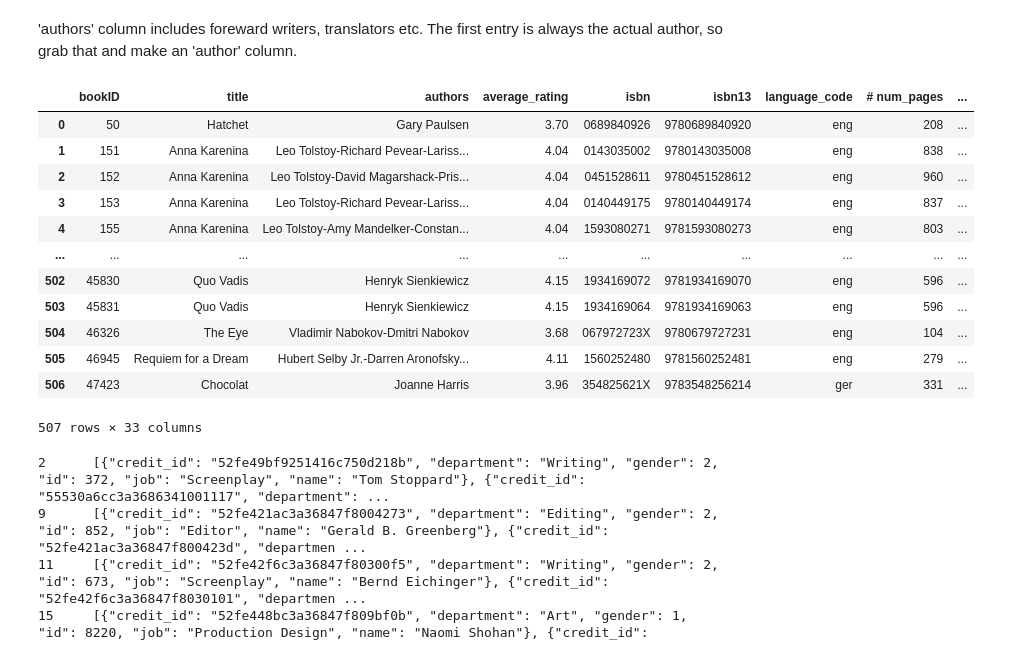
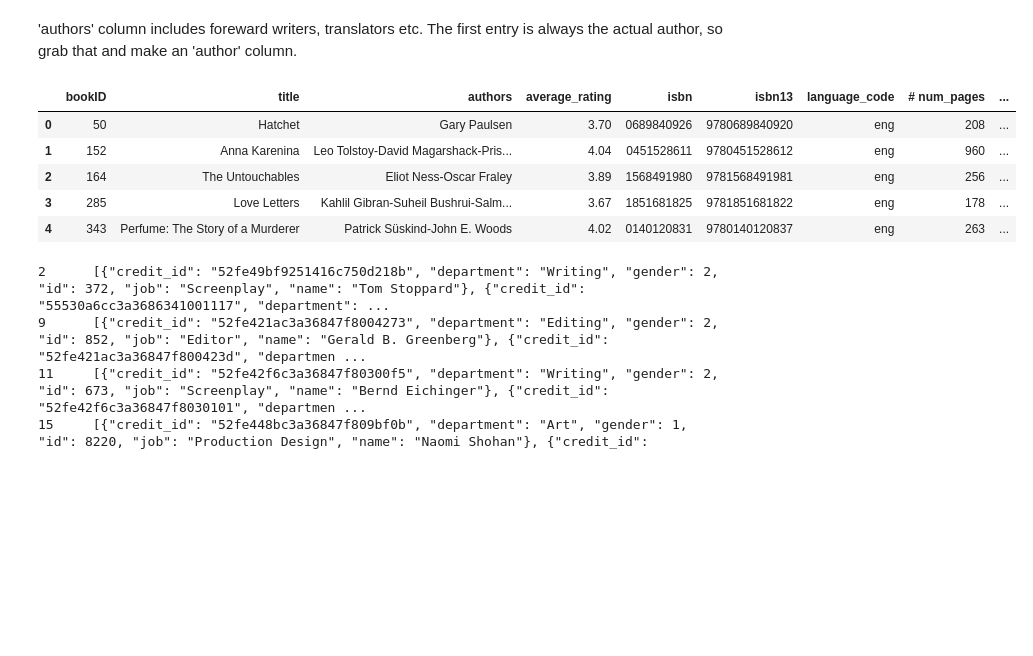
Before and after one commit to noahjett/Movie-Goodreads-Analysis, a Jupyter notebook: Book_Movie_Analysis.ipynb, the cells around one changed output. Cells and saved outputs as stored; diff of their text form; code cells hidden in the pictures; blank space fills up the shorter version.

```diff
--- a/Book_Movie_Analysis.ipynb
+++ b/Book_Movie_Analysis.ipynb
@@ -757,21 +747,14 @@ grab = grab.apply(lambda x: x[0])
 df['author'] = grab
 # %%
 df = pd.merge(df, credits)
-df
+df.head(5)
 # %% [output]
 |  | bookID | title | authors | average_rating | isbn | isbn13 | language_code | # num_pages | ... |
 | 0 | 50 | Hatchet | Gary Paulsen | 3.70 | 0689840926 | 9780689840920 | eng | 208 | ... |
-| 1 | 151 | Anna Karenina | Leo Tolstoy-Richard Pevear-Lariss... | 4.04 | 0143035002 | 9780143035008 | eng | 838 | ... |
-| 2 | 152 | Anna Karenina | Leo Tolstoy-David Magarshack-Pris... | 4.04 | 0451528611 | 9780451528612 | eng | 960 | ... |
-| 3 | 153 | Anna Karenina | Leo Tolstoy-Richard Pevear-Lariss... | 4.04 | 0140449175 | 9780140449174 | eng | 837 | ... |
-| 4 | 155 | Anna Karenina | Leo Tolstoy-Amy Mandelker-Constan... | 4.04 | 1593080271 | 9781593080273 | eng | 803 | ... |
-| ... | ... | ... | ... | ... | ... | ... | ... | ... | ... |
-| 502 | 45830 | Quo Vadis | Henryk Sienkiewicz | 4.15 | 1934169072 | 9781934169070 | eng | 596 | ... |
-| 503 | 45831 | Quo Vadis | Henryk Sienkiewicz | 4.15 | 1934169064 | 9781934169063 | eng | 596 | ... |
-| 504 | 46326 | The Eye | Vladimir Nabokov-Dmitri Nabokov | 3.68 | 067972723X | 9780679727231 | eng | 104 | ... |
-| 505 | 46945 | Requiem for a Dream | Hubert Selby Jr.-Darren Aronofsky... | 4.11 | 1560252480 | 9781560252481 | eng | 279 | ... |
-| 506 | 47423 | Chocolat | Joanne Harris | 3.96 | 354825621X | 9783548256214 | ger | 331 | ... |
+| 1 | 152 | Anna Karenina | Leo Tolstoy-David Magarshack-Pris... | 4.04 | 0451528611 | 9780451528612 | eng | 960 | ... |
+| 2 | 164 | The Untouchables | Eliot Ness-Oscar Fraley | 3.89 | 1568491980 | 9781568491981 | eng | 256 | ... |
+| 3 | 285 | Love Letters | Kahlil Gibran-Suheil Bushrui-Salm... | 3.67 | 1851681825 | 9781851681822 | eng | 178 | ... |
+| 4 | 343 | Perfume: The Story of a Murderer | Patrick Süskind-John E. Woods | 4.02 | 0140120831 | 9780140120837 | eng | 263 | ... |
-507 rows × 33 columns
 # %%
 # Incomplete Verification Function
 
```
Also changed, not shown: parts of 3 cells of this notebook.
